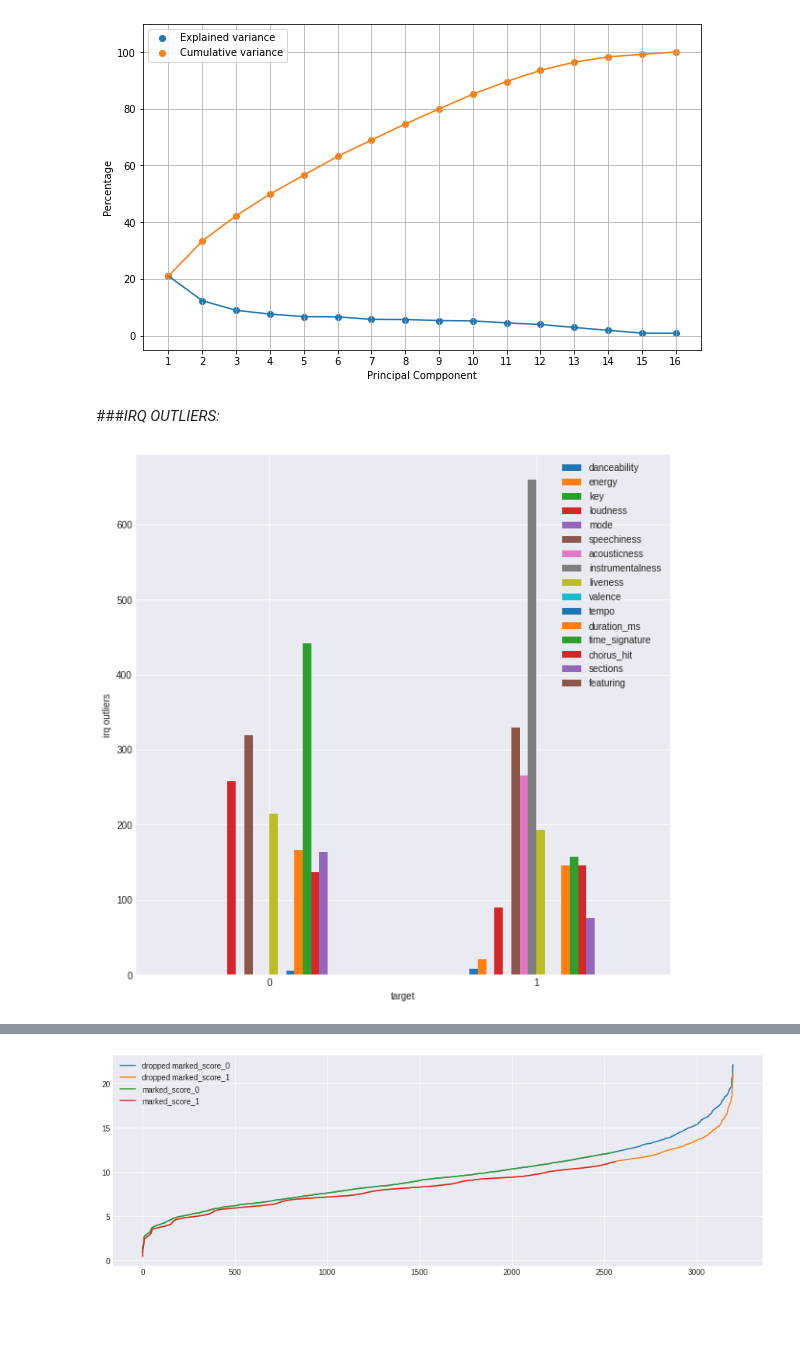
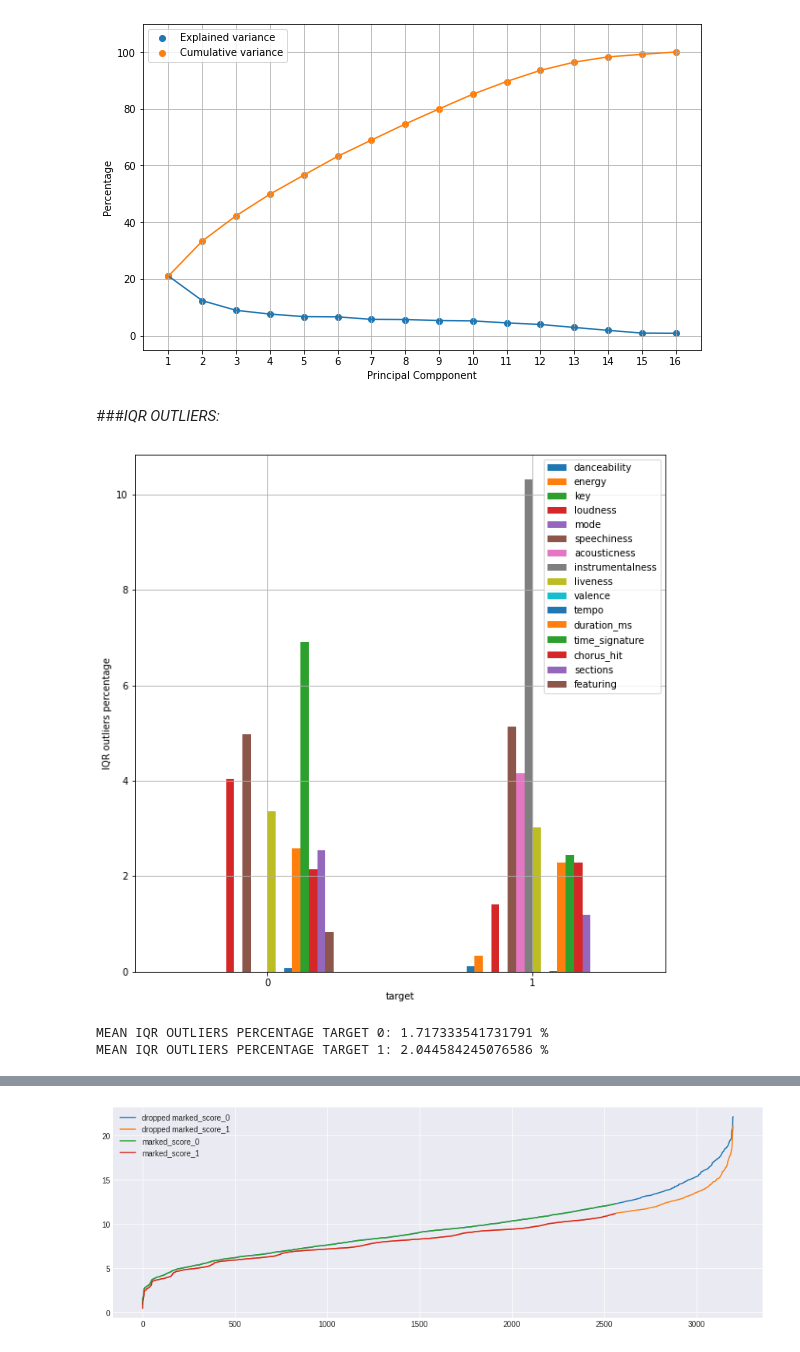
Before and after one commit to MatteoStoisa/DataSpaces_project, a Jupyter notebook: projectDataSpacesMatteoStoisa_the_spotify_hit_predictor_dataset_dataset_of_10s.ipynb, the cells around one changed output, grey strips where cells are left out. Cells and saved outputs as stored; diff of their text form; code cells hidden in the pictures; blank space fills up the shorter version.

Commit message:
working on outliers drop strategies

```diff
--- a/projectDataSpacesMatteoStoisa_the_spotify_hit_predictor_dataset_dataset_of_10s.ipynb
+++ b/projectDataSpacesMatteoStoisa_the_spotify_hit_predictor_dataset_dataset_of_10s.ipynb
@@ -285,40 +284,51 @@ plt.show()
 [figure]
 [figure]
 # %% [markdown]
-###*IRQ OUTLIERS:*
+###*IQR OUTLIERS:*
 # %%
 clean_dataset = dataset_0.copy()
 outliers_dataset_0 = []
 for feature in primary_features:
   clean_dataset=clean_dataset.sort_values(by=feature)
   q1, q3= np.percentile(clean_dataset[feature],[25,75])
   iqr=q3-q1
   lower_bound = q1 - (1.5 * iqr)
   upper_bound = q3 + (1.5 * iqr)
   if lower_bound is not 0 or upper_bound is not 1:
     count_outliers=len(clean_dataset.loc[(clean_dataset[feature] < lower_bound)])
     count_outliers+=len(clean_dataset.loc[(clean_dataset[feature] > upper_bound)])
     outliers_dataset_0.append(count_outliers)
   else:
     outliers_dataset_0.append(0)
 
 clean_dataset = dataset_1.copy()
 outliers_dataset_1 = []
 for feature in primary_features:
   clean_dataset=clean_dataset.sort_values(by=feature)
   q1, q3= np.percentile(clean_dataset[feature],[25,75])
   iqr=q3-q1
   lower_bound = q1 - (1.5 * iqr)
   upper_bound = q3 + (1.5 * iqr)
   if lower_bound is not 0 or upper_bound is not 1:
     count_outliers=len(clean_dataset.loc[(clean_dataset[feature] < lower_bound)])
     count_outliers+=len(clean_dataset.loc[(clean_dataset[feature] > upper_bound)])
     outliers_dataset_1.append(count_outliers)
   else:
     outliers_dataset_1.append(0)
 
-outliers = pd.DataFrame([outliers_dataset_0, outliers_dataset_1], columns=primary_features)
-outliers.plot.bar(xlabel='target', ylabel='irq outliers', figsize=(10, 10), rot=0)
-plt.show()
+def count_IQR_outliers(ds_0, ds_1):
+  ds_0 = np.asarray(ds_0) * (100 / len(dataset))
+  ds_1 = np.asarray(ds_1) * (100 / len(dataset))
+  outliers = pd.DataFrame([ds_0, ds_1], columns=primary_features)
+  outliers.plot.bar(xlabel='target', ylabel='IQR outliers percentage', figsize=(10, 10), rot=0)
+  plt.grid(True)
+  plt.show()
+
+  print('\nMEAN IQR OUTLIERS PERCENTAGE TARGET 0: {} %'.format(ds_0.sum() / len(ds_0)))
+  print('MEAN IQR OUTLIERS PERCENTAGE TARGET 1: {} %'.format(ds_1.sum() / len(ds_1)))
+
+count_IQR_outliers(outliers_dataset_0, outliers_dataset_1)
 # %% [output]
-[figure, old version]
+[figure, new version]
+MEAN IQR OUTLIERS PERCENTAGE TARGET 0: 1.717333541731791 %
+MEAN IQR OUTLIERS PERCENTAGE TARGET 1: 2.044584245076586 %
```
Also changed, not shown: parts of 14 cells of this notebook.
